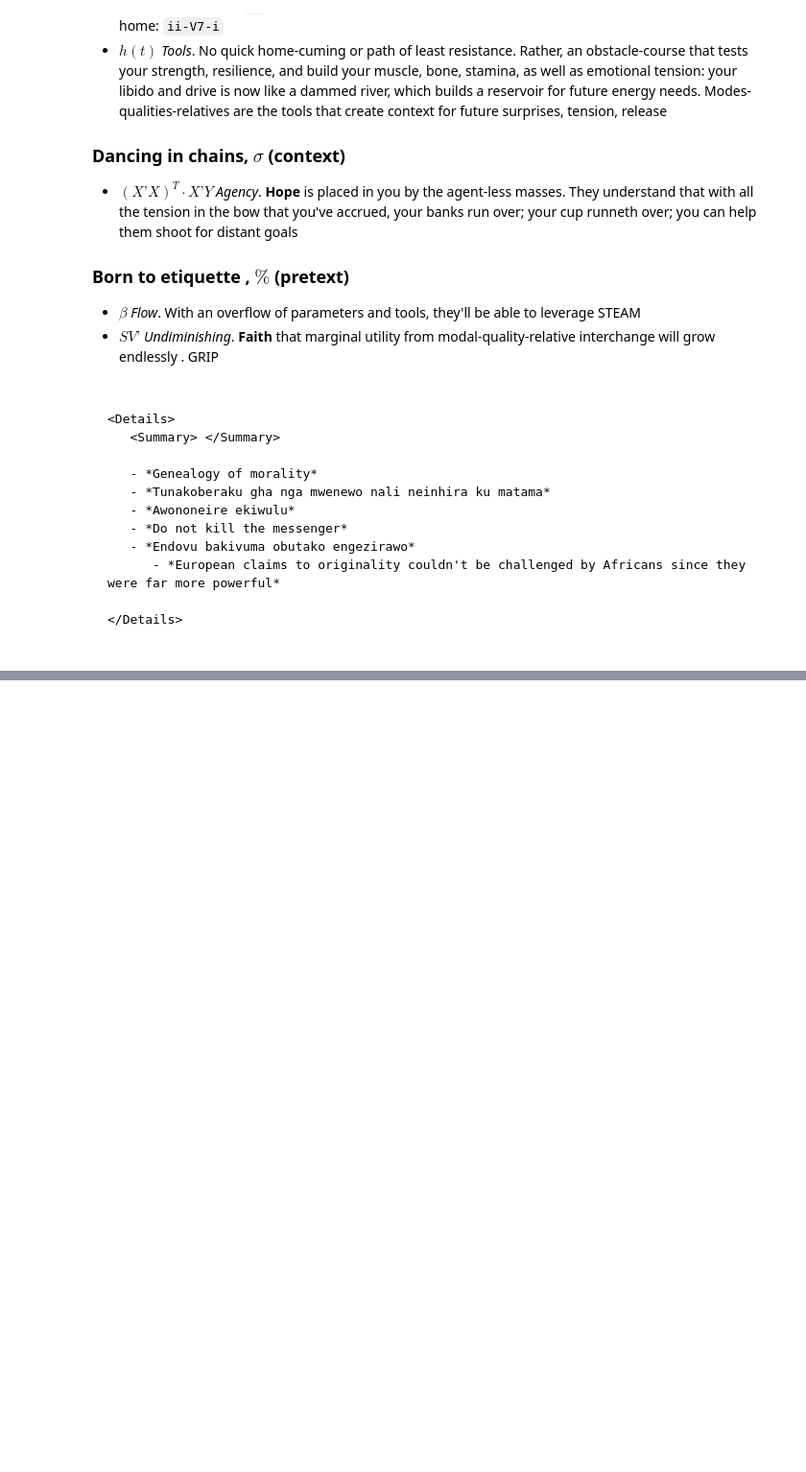
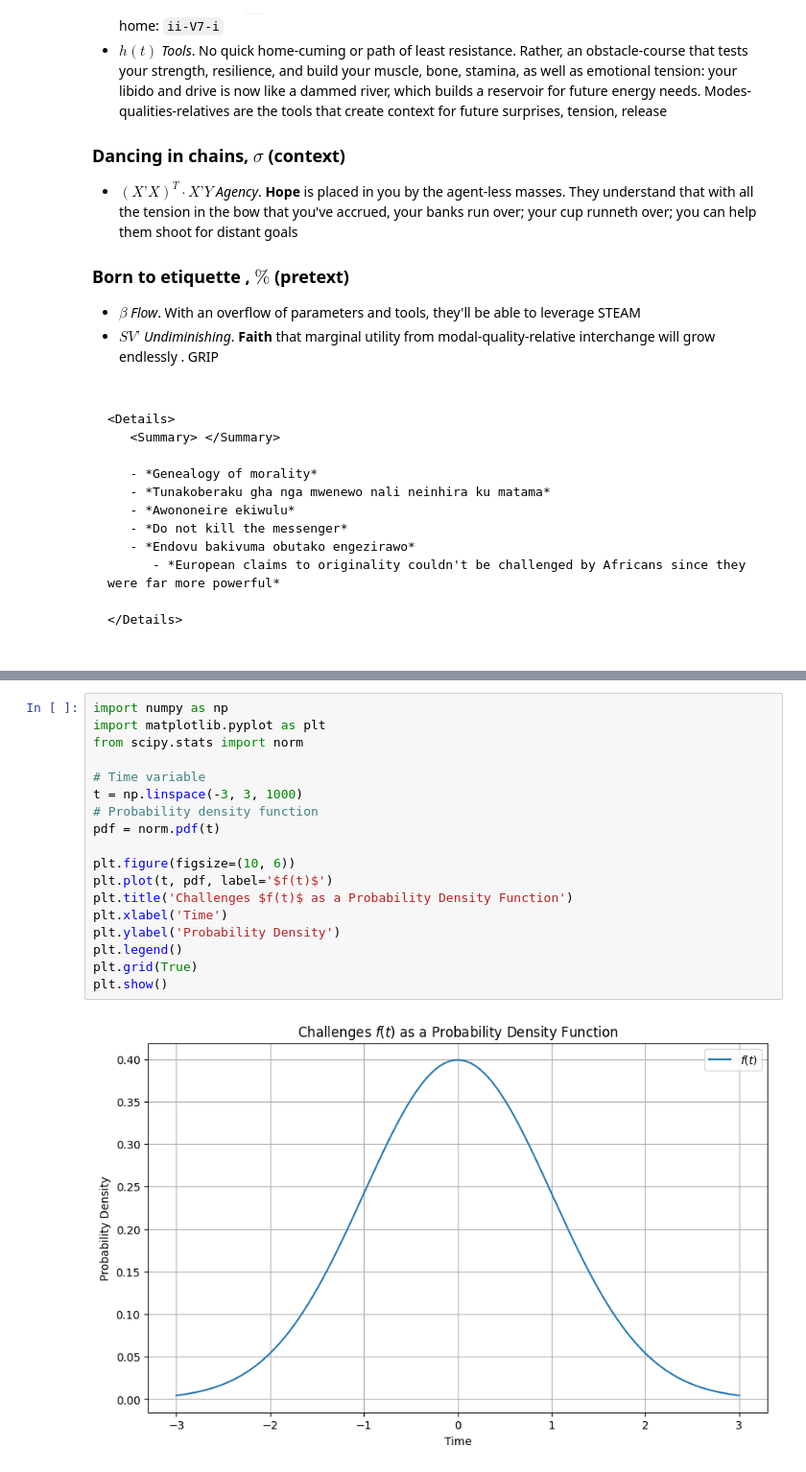
Before and after one commit to abikesa/homage, a Jupyter notebook: kitabo/ensi/_build/jupyter_execute/ipynb/homage.ipynb, the cells around one changed output, grey strips where cells are left out. Shown at 96% size. Drawn from its saved outputs; the diff is of its cells as text; blank space fills up the shorter version.

Commit message:
visuals to digest over time

```diff
--- a/kitabo/ensi/_build/jupyter_execute/ipynb/homage.ipynb
+++ b/kitabo/ensi/_build/jupyter_execute/ipynb/homage.ipynb
@@ -39,0 +56,20 @@
+# %%
+import numpy as np
+import matplotlib.pyplot as plt
+from scipy.stats import norm
+
+# Time variable
+t = np.linspace(-3, 3, 1000)
+# Probability density function
+pdf = norm.pdf(t)
+
+plt.figure(figsize=(10, 6))
+plt.plot(t, pdf, label='$f(t)$')
+plt.title('Challenges $f(t)$ as a Probability Density Function')
+plt.xlabel('Time')
+plt.ylabel('Probability Density')
+plt.legend()
+plt.grid(True)
+plt.show()
+# %% [output]
+[figure, added]
```
Also changed, not shown: parts of 11 cells of this notebook, 14 other files.
